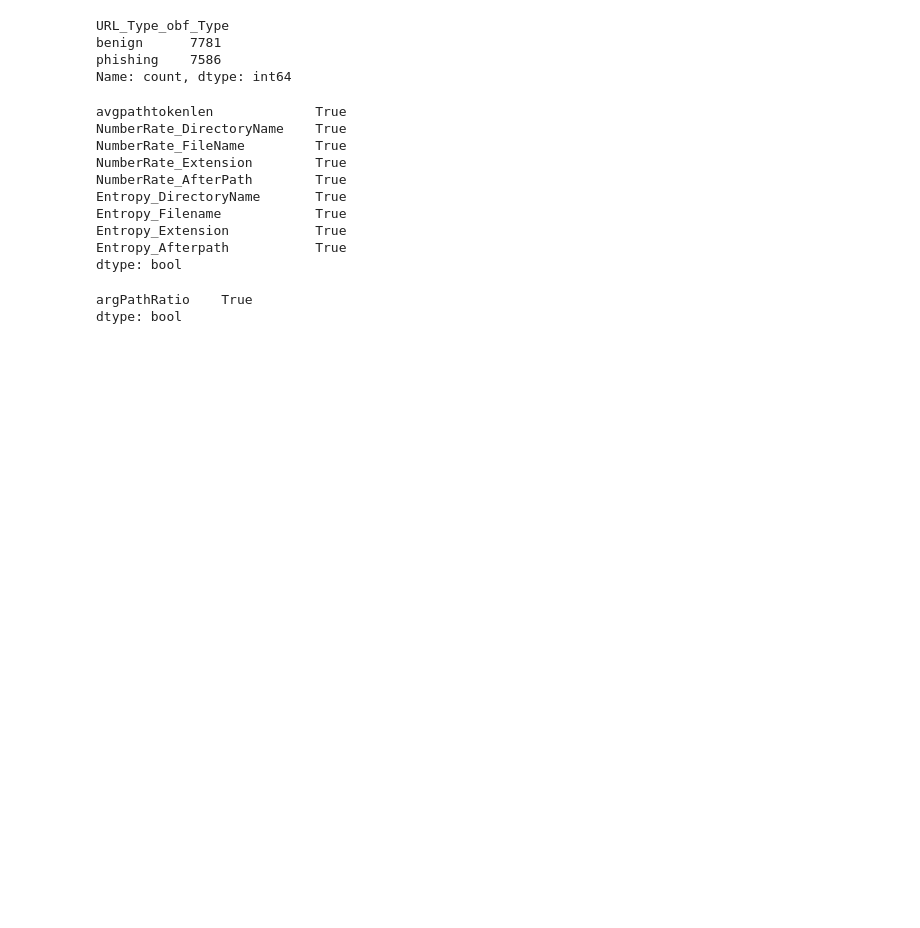
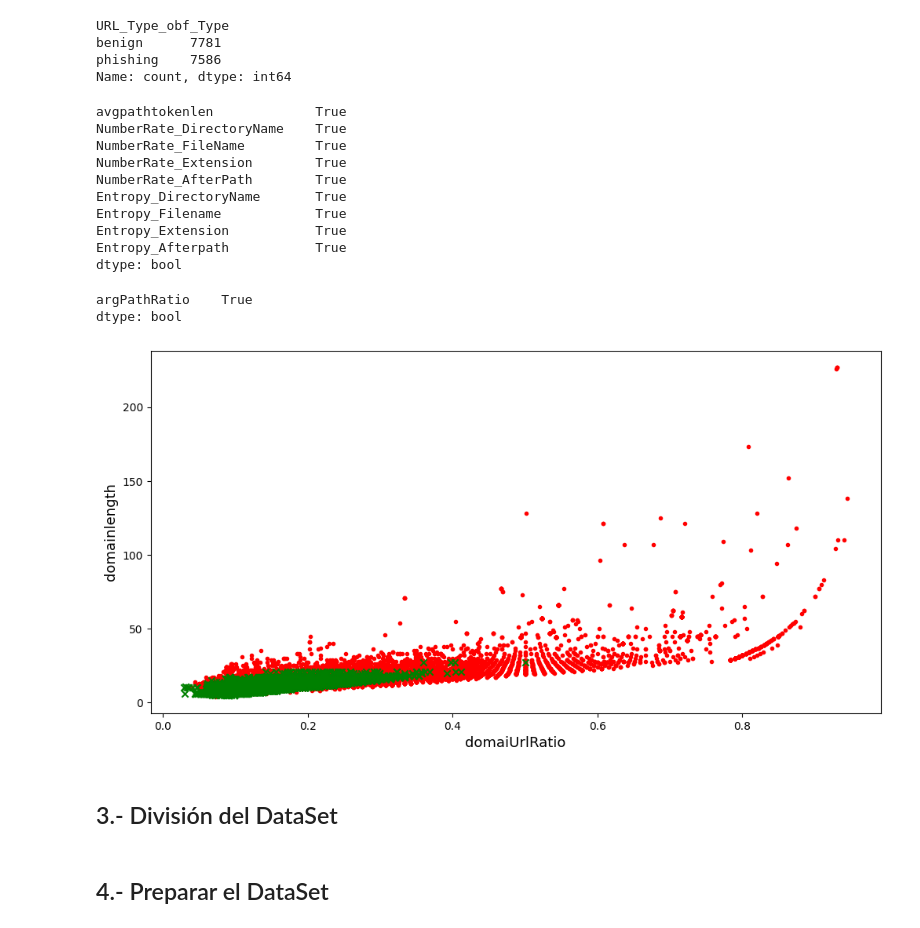
Before and after one commit to DiegoNoguez/Simulacion_Notebook, a Jupyter notebook: 11_Suport_Vector_Machine.ipynb, the cells around one changed output. Saved outputs shown, nothing was run; the diff lists cells and outputs as text; code cells hidden in the pictures; blank space fills up the shorter version.

```diff
--- a/11_Suport_Vector_Machine.ipynb
+++ b/11_Suport_Vector_Machine.ipynb
@@ -156,4 +158,13 @@ dtype: bool
 # %%
 # Representacion gráfica de dos caraccteristicas
 
 plt.figure(figsize=(12,6))
+plt.scatter(df["domainUrlRatio"][df["URL_Type_obf_Type"] == "phishing"], df["domainlength"][df["URL_Type_obf_Type"]=="phishing"], c='r', marker=".")
+plt.scatter(df["domainUrlRatio"][df["URL_Type_obf_Type"] == "benign"], df["domainlength"][df["URL_Type_obf_Type"]=="benign"], c='g', marker="x")
+plt.xlabel("domaiUrlRatio",fontsize=13)
+plt.ylabel("domainlength", fontsize=13)
+plt.show()
+# %% [output]
+[figure, added]
+# %% [markdown]
+## 3.- División del DataSet
@@ -159,0 +183,2 @@ plt.figure(figsize=(12,6))
+# %% [markdown]
+## 4.- Preparar el DataSet
```
Also changed, not shown: parts of 12 cells of this notebook.
